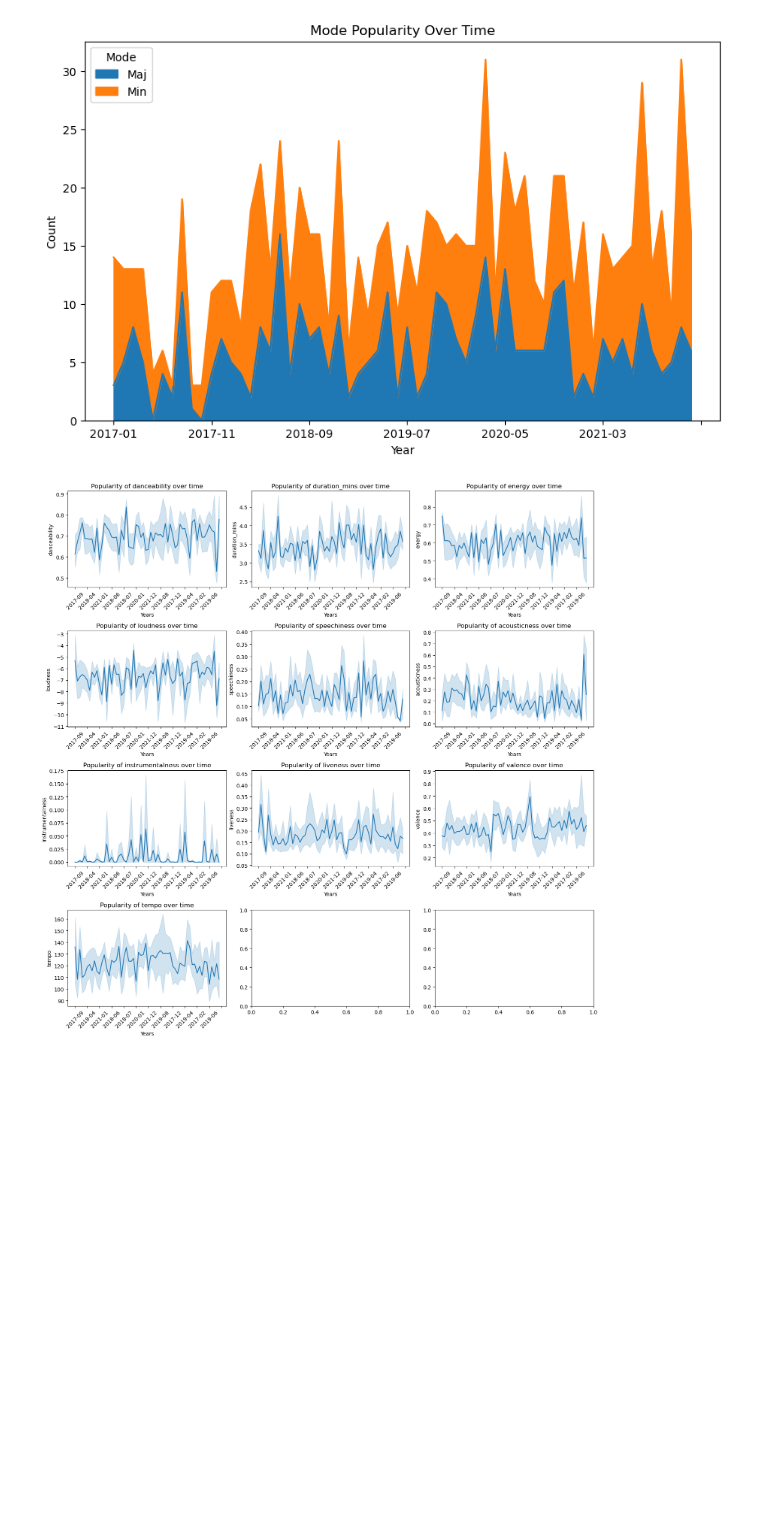
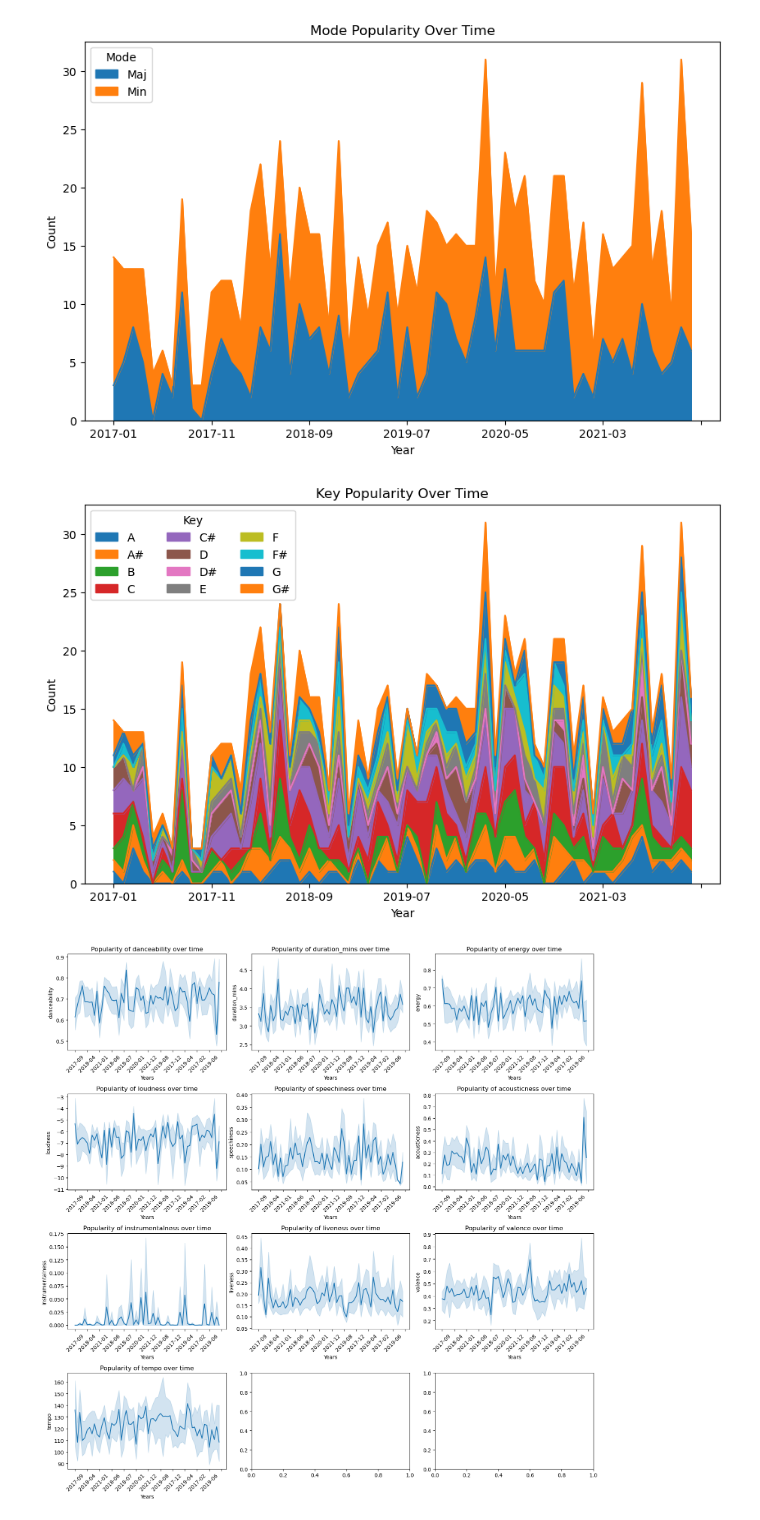
Before and after one commit to joseph-karadakis/GitGud, a Jupyter notebook: Spotify_Top10_Analysis.ipynb, the cells around one changed output. Saved outputs shown, nothing was run; the diff lists cells and outputs as text; code cells hidden in the pictures; blank space fills up the shorter version.

```diff
--- a/Spotify_Top10_Analysis.ipynb
+++ b/Spotify_Top10_Analysis.ipynb
@@ -167,6 +185,29 @@ plt.savefig('Output/Mode Popularity over Time.png', bbox_inches='tight')
 plt.show()#
 # %% [output]
 [figure]
+# %%
+ #Group the data by year and mode, and calculate the count for each group
+df_mode_counts = top10_clean.groupby(['month_year', 'key']).size().reset_index(name='count')
+
+# Pivot the data to create a separate column for each mode
+df_pivot = df_mode_counts.pivot(index='month_year', columns='key', values='count')
+
+# Create a stacked area chart
+df_pivot.plot(kind='area', stacked=True, figsize=(10, 6))
+
+# Set chart title and labels
+plt.title('Key Popularity Over Time')
+plt.xlabel('Year')
+plt.ylabel('Count')
+
+# Add a legend
+plt.legend(title='Key', loc= 'upper left', ncol=len(df_mode_counts.columns))
+
+# Display the chart
+plt.savefig('Output/Key Popularity over Time.png', bbox_inches='tight')
+plt.show()#
+# %% [output]
+[figure, added]
 # %%
 # Define the audio features
 audio_features = ['danceability', 'duration_mins' ,'energy', 'loudness', 'speechiness', 'acousticness', 'instrumentalness', 'liveness', 'valence', 'tempo']
```
Also changed, not shown: parts of 1 cell of this notebook, 23 other files.
